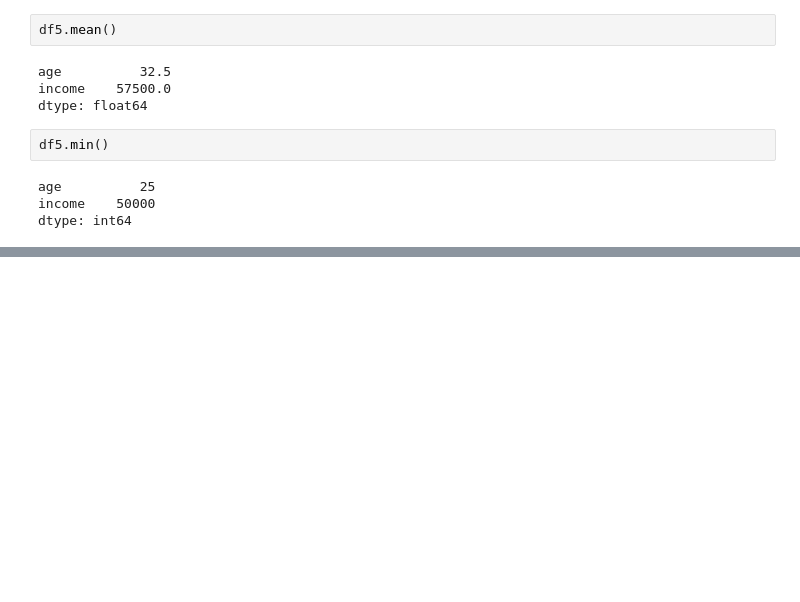
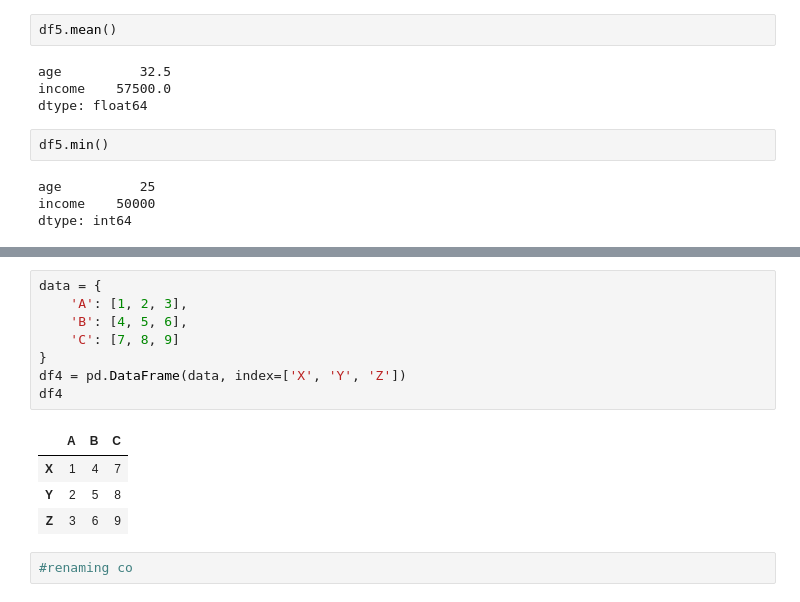
Before and after one commit to SilbaB/Data-School, a Jupyter notebook: practice.ipynb, the cells around one changed output, grey strips where cells are left out. Saved outputs shown, nothing was run; the diff lists cells and outputs as text; blank space fills up the shorter version.

```diff
--- a/practice.ipynb
+++ b/practice.ipynb
@@ -611,0 +724,15 @@ dtype: int64
+# %%
+data = {
+    'A': [1, 2, 3],
+    'B': [4, 5, 6],
+    'C': [7, 8, 9]
+}
+df4 = pd.DataFrame(data, index=['X', 'Y', 'Z'])
+df4
+# %% [output]
+|  | A | B | C |
+| X | 1 | 4 | 7 |
+| Y | 2 | 5 | 8 |
+| Z | 3 | 6 | 9 |
+# %%
+#renaming co
```
Also changed, not shown: parts of 32 cells of this notebook, 1 other file.
